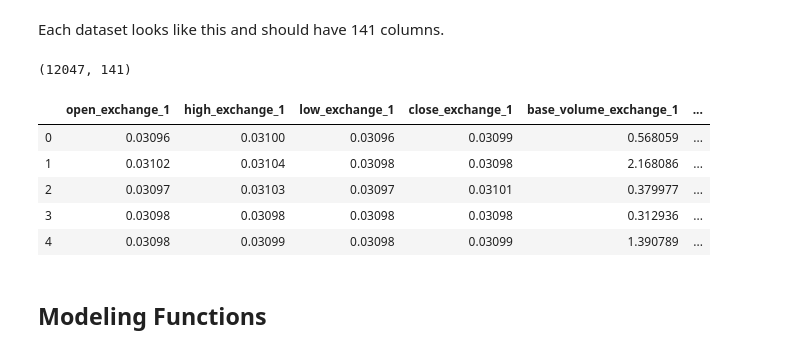
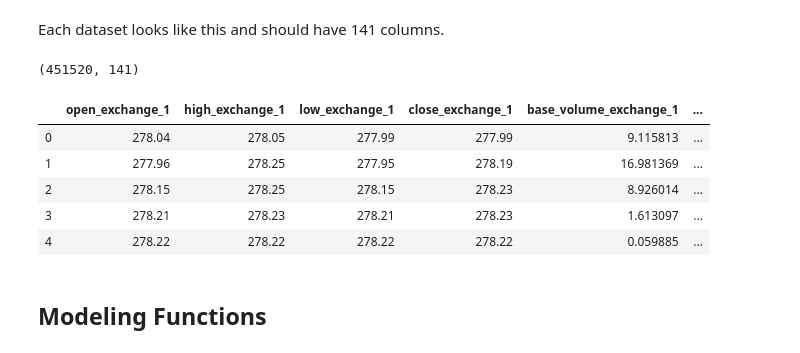
Before and after one commit to Cryptolytic-app/cryptolyticapp, a Jupyter notebook: modeling/2_arbitrage_model_training.ipynb, the cells around one changed output. Drawn from its saved outputs; the diff is of its cells as text; code cells hidden in the pictures.

```diff
--- a/modeling/2_arbitrage_model_training.ipynb
+++ b/modeling/2_arbitrage_model_training.ipynb
@@ -215,17 +206,17 @@ train_data_paths
 # %% [markdown]
 Each dataset looks like this and should have 141 columns.
 # %%
-df = pd.read_csv(train_data_paths[7], index_col=0)
+df = pd.read_csv(train_data_paths[4], index_col=0)
 print(df.shape)
 df.head()
 # %% [output]
-(12047, 141)
+(451520, 141)
 |  | open_exchange_1 | high_exchange_1 | low_exchange_1 | close_exchange_1 | base_volume_exchange_1 | ... |
-| 0 | 0.03096 | 0.03100 | 0.03096 | 0.03099 | 0.568059 | ... |
-| 1 | 0.03102 | 0.03104 | 0.03098 | 0.03098 | 2.168086 | ... |
-| 2 | 0.03097 | 0.03103 | 0.03097 | 0.03101 | 0.379977 | ... |
-| 3 | 0.03098 | 0.03098 | 0.03098 | 0.03098 | 0.312936 | ... |
-| 4 | 0.03098 | 0.03099 | 0.03098 | 0.03099 | 1.390789 | ... |
+| 0 | 278.04 | 278.05 | 277.99 | 277.99 | 9.115813 | ... |
+| 1 | 277.96 | 278.25 | 277.95 | 278.19 | 16.981369 | ... |
+| 2 | 278.15 | 278.25 | 278.15 | 278.23 | 8.926014 | ... |
+| 3 | 278.21 | 278.23 | 278.21 | 278.23 | 1.613097 | ... |
+| 4 | 278.22 | 278.22 | 278.22 | 278.22 | 0.059885 | ... |
 # %% [markdown]
 ## Modeling Functions
 # %% [markdown]
```
Also changed, not shown: parts of 6 cells of this notebook, 3 other files.
